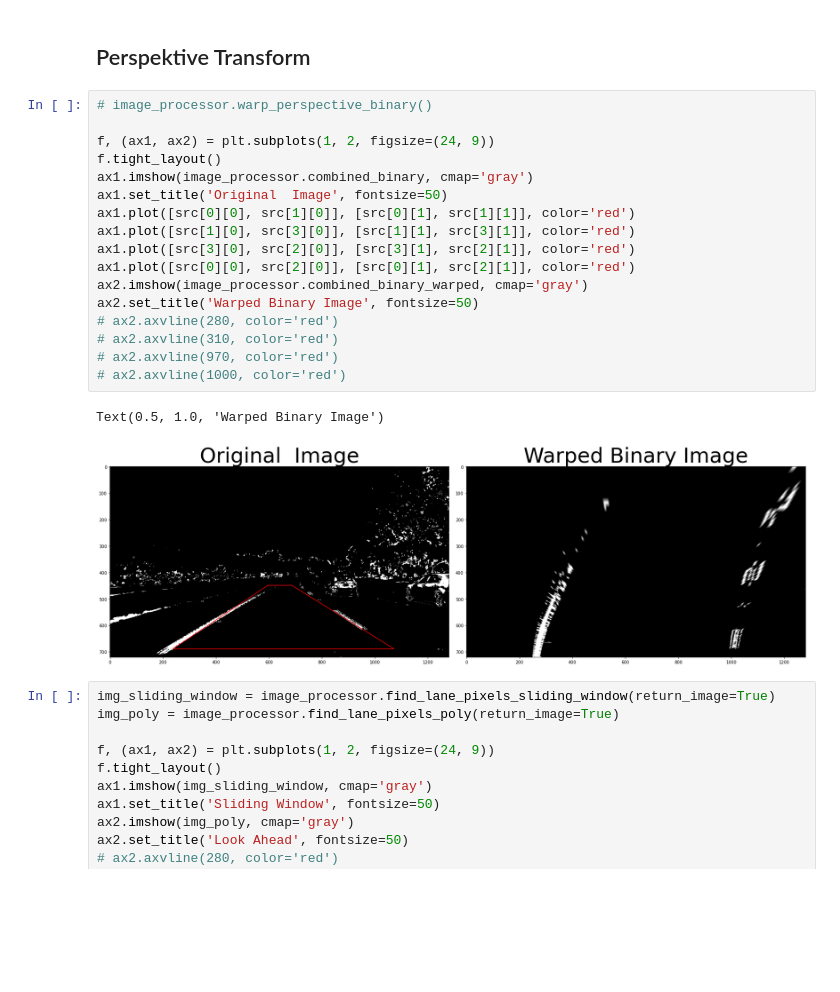
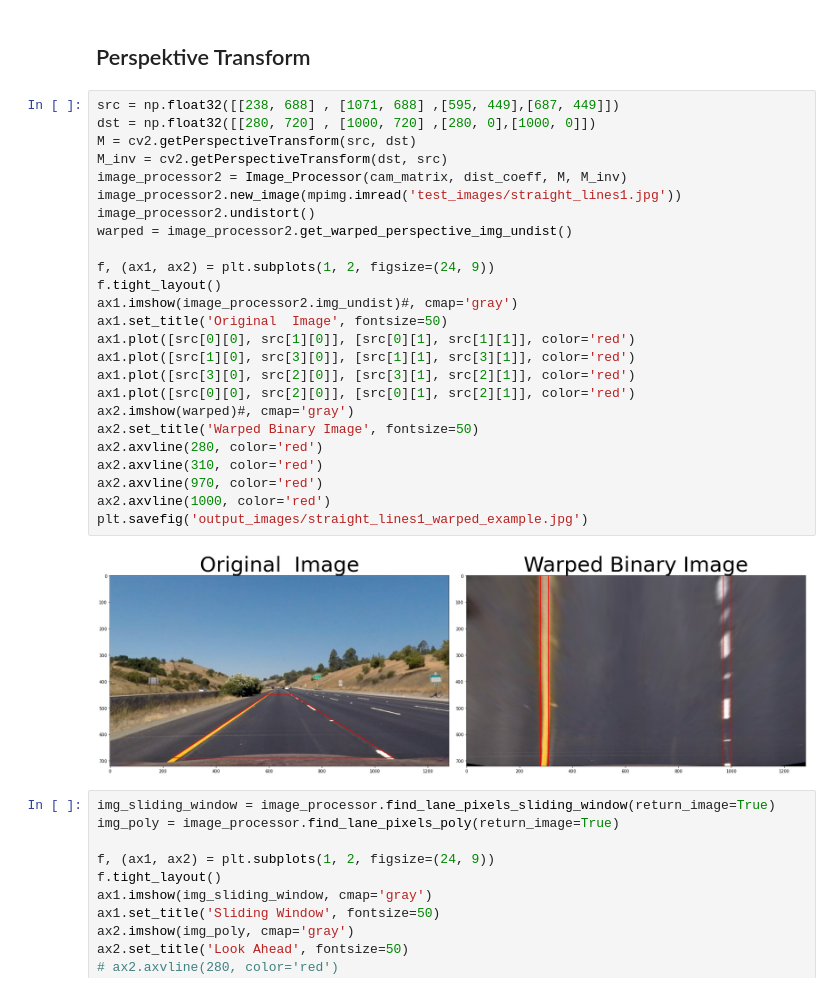
Before and after one commit to tstueven/CarND-Advanced-Lane-Lines, a Jupyter notebook: P2.ipynb, the cells around one changed output. Saved outputs shown, nothing was run; the diff lists cells and outputs as text; blank space fills up the shorter version.

```diff
--- a/P2.ipynb
+++ b/P2.ipynb
@@ -85,25 +80,32 @@ plt.subplots_adjust(left=0., right=1, top=0.9, bottom=0.)
 # %% [markdown]
 ## Perspektive Transform
 # %%
-# image_processor.warp_perspective_binary()
+src = np.float32([[238, 688] , [1071, 688] ,[595, 449],[687, 449]])
+dst = np.float32([[280, 720] , [1000, 720] ,[280, 0],[1000, 0]])
+M = cv2.getPerspectiveTransform(src, dst)
+M_inv = cv2.getPerspectiveTransform(dst, src)
+image_processor2 = Image_Processor(cam_matrix, dist_coeff, M, M_inv)
+image_processor2.new_image(mpimg.imread('test_images/straight_lines1.jpg'))
+image_processor2.undistort()
+warped = image_processor2.get_warped_perspective_img_undist()
 
 f, (ax1, ax2) = plt.subplots(1, 2, figsize=(24, 9))
 f.tight_layout()
-ax1.imshow(image_processor.combined_binary, cmap='gray')
+ax1.imshow(image_processor2.img_undist)#, cmap='gray')
 ax1.set_title('Original  Image', fontsize=50)
 ax1.plot([src[0][0], src[1][0]], [src[0][1], src[1][1]], color='red')
 ax1.plot([src[1][0], src[3][0]], [src[1][1], src[3][1]], color='red')
 ax1.plot([src[3][0], src[2][0]], [src[3][1], src[2][1]], color='red')
 ax1.plot([src[0][0], src[2][0]], [src[0][1], src[2][1]], color='red')
-ax2.imshow(image_processor.combined_binary_warped, cmap='gray')
+ax2.imshow(warped)#, cmap='gray')
 ax2.set_title('Warped Binary Image', fontsize=50)
-# ax2.axvline(280, color='red')
-# ax2.axvline(310, color='red')
-# ax2.axvline(970, color='red')
-# ax2.axvline(1000, color='red')
+ax2.axvline(280, color='red')
+ax2.axvline(310, color='red')
+ax2.axvline(970, color='red')
+ax2.axvline(1000, color='red')
+plt.savefig('output_images/straight_lines1_warped_example.jpg')
 # %% [output]
-Text(0.5, 1.0, 'Warped Binary Image')
-[figure, old version]
+[figure, new version]
 # %%
 img_sliding_window = image_processor.find_lane_pixels_sliding_window(return_image=True)
 img_poly = image_processor.find_lane_pixels_poly(return_image=True)
```
Also changed, not shown: parts of 4 cells of this notebook, 2 other files.
